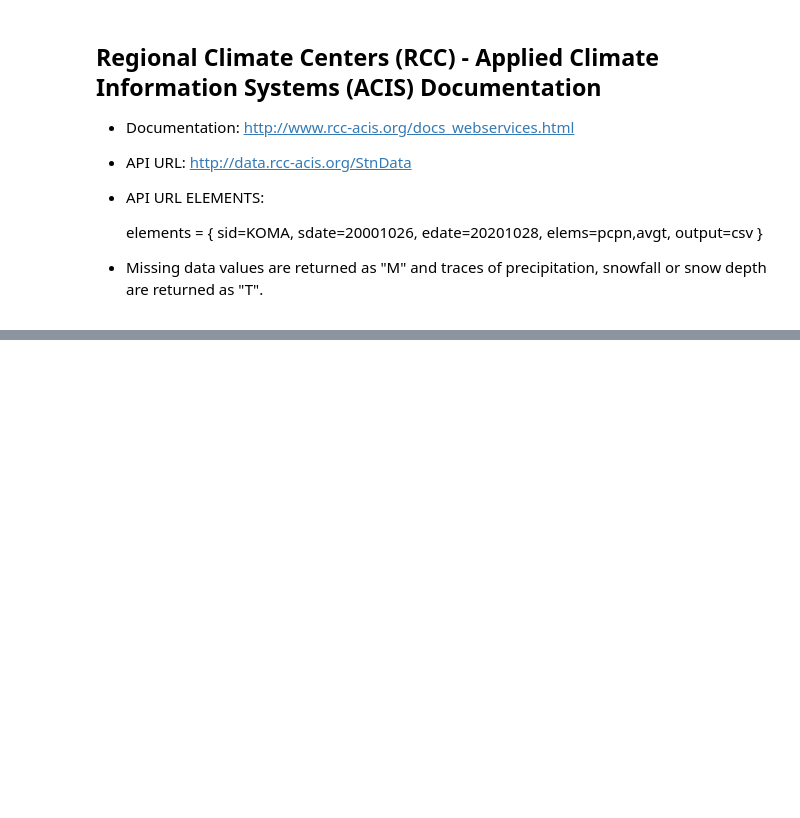
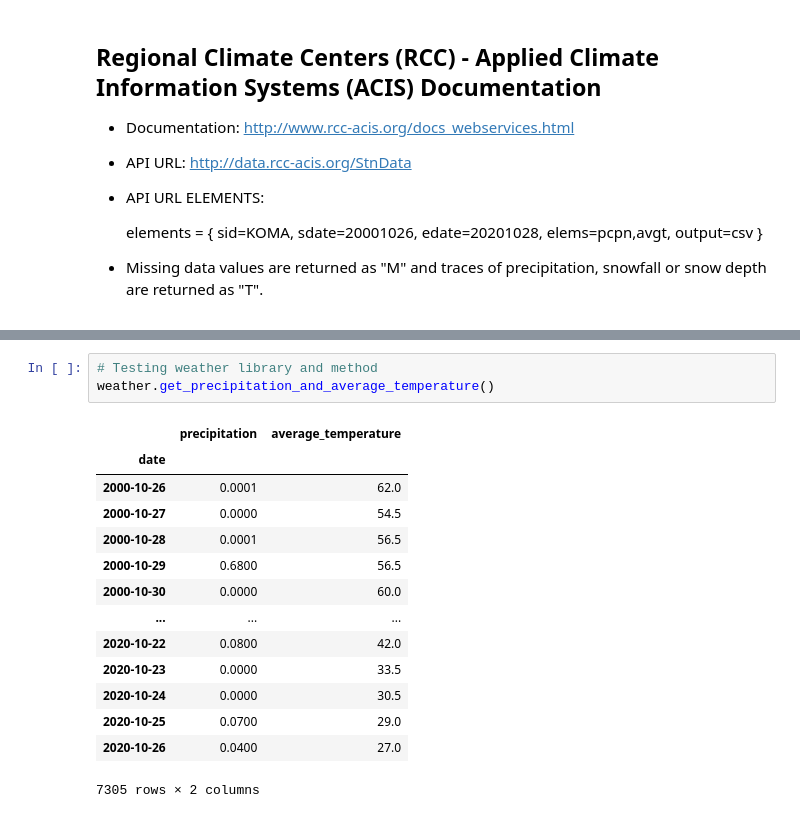
Before and after one commit to stew1922/data_farming, a Jupyter notebook: notebooks/jonathan.ipynb, the cells around one changed output, grey strips where cells are left out. Cells and saved outputs as stored; diff of their text form; blank space fills up the shorter version.

Commit message:
Created weather.py with function get_precipitation_and_average_temperature().

```diff
--- a/notebooks/jonathan.ipynb
+++ b/notebooks/jonathan.ipynb
@@ -32,0 +177,18 @@ http://http://builder.rcc-acis.org/
+# %%
+# Testing weather library and method
+weather.get_precipitation_and_average_temperature()
+# %% [output]
+|  | precipitation | average_temperature |
+| date |  |  |
+| 2000-10-26 | 0.0001 | 62.0 |
+| 2000-10-27 | 0.0000 | 54.5 |
+| 2000-10-28 | 0.0001 | 56.5 |
+| 2000-10-29 | 0.6800 | 56.5 |
+| 2000-10-30 | 0.0000 | 60.0 |
+| ... | ... | ... |
+| 2020-10-22 | 0.0800 | 42.0 |
+| 2020-10-23 | 0.0000 | 33.5 |
+| 2020-10-24 | 0.0000 | 30.5 |
+| 2020-10-25 | 0.0700 | 29.0 |
+| 2020-10-26 | 0.0400 | 27.0 |
+7305 rows × 2 columns
```
Also changed, not shown: parts of 14 cells of this notebook, 1 other file.
